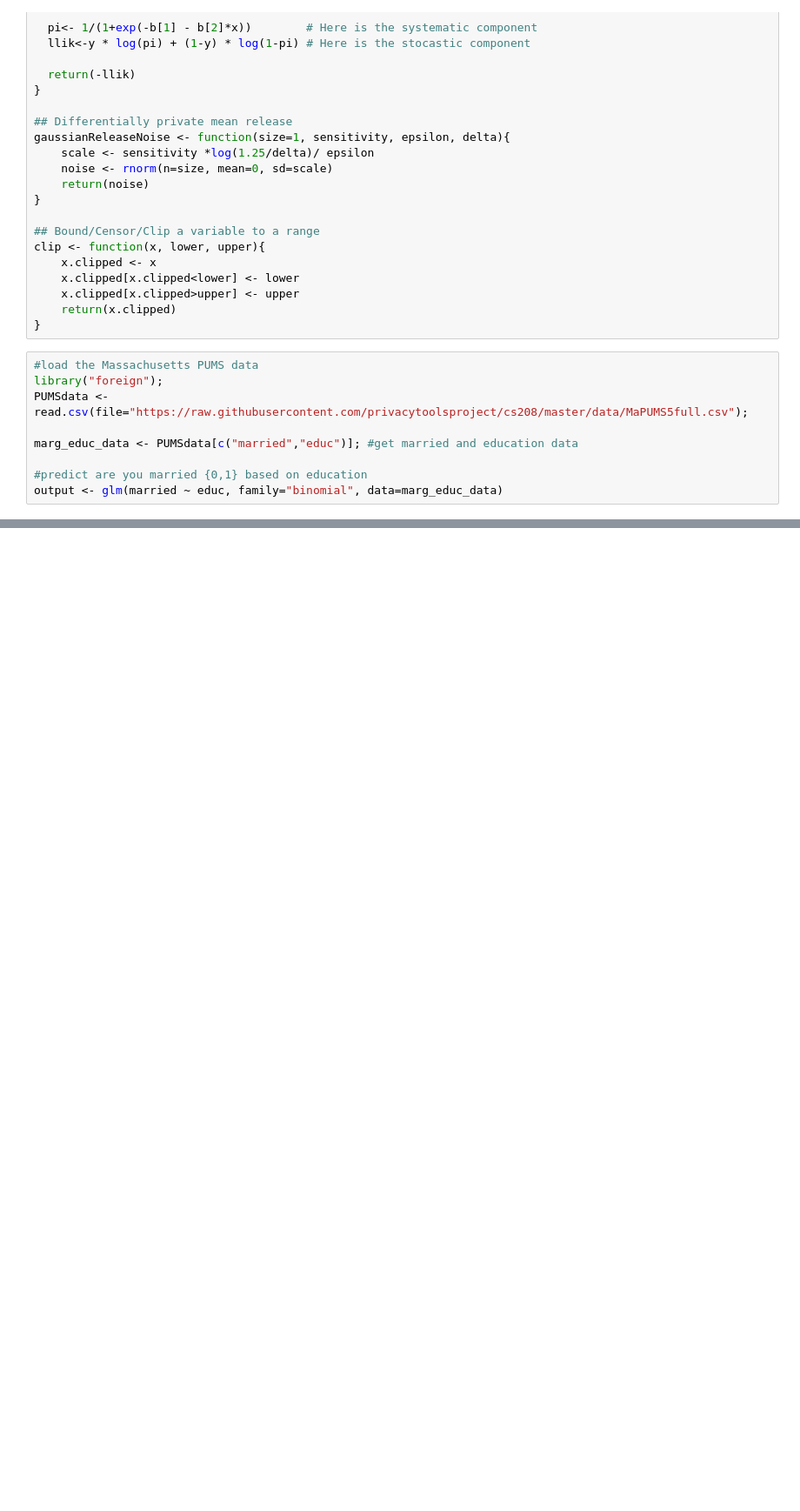
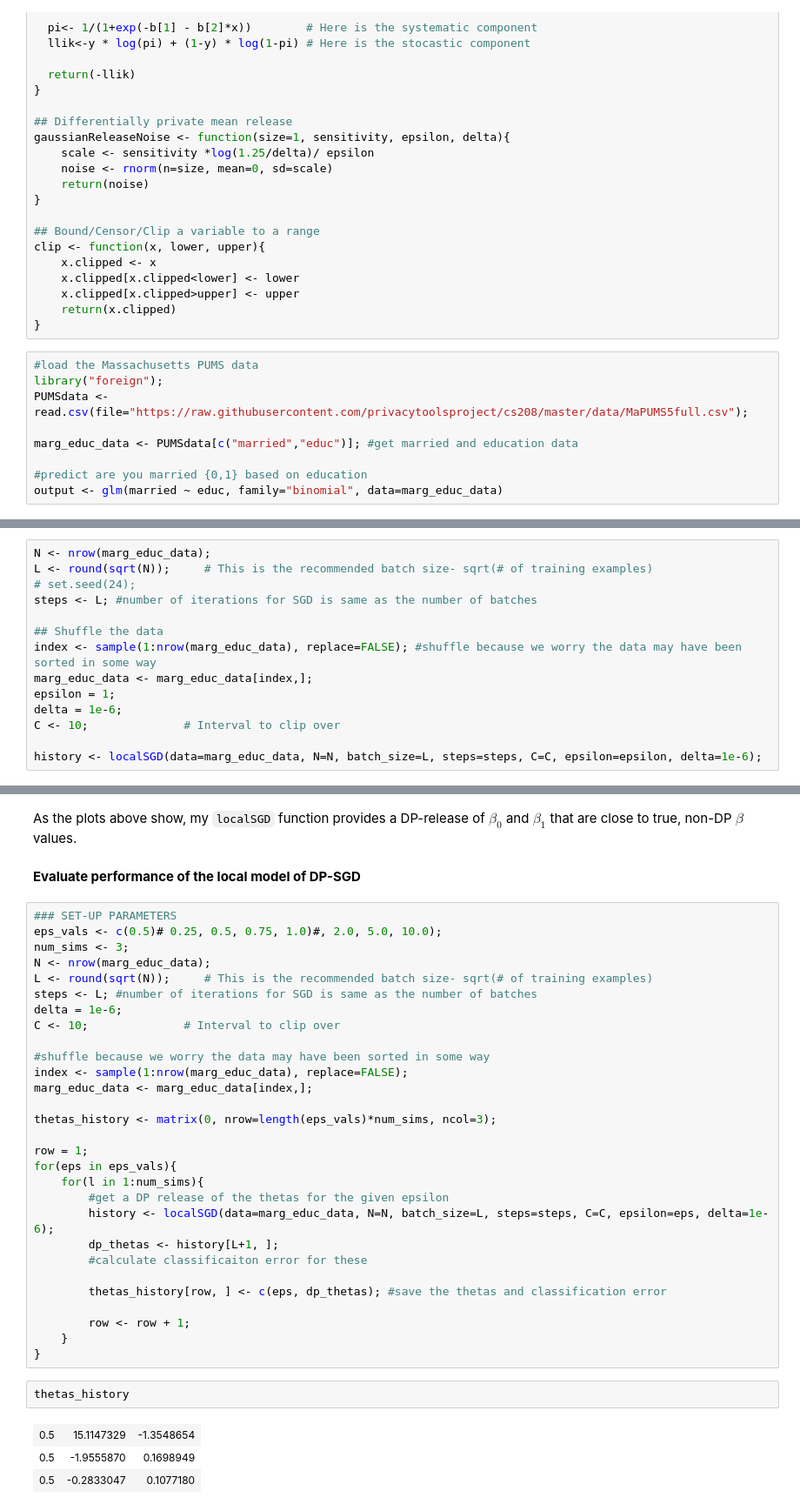
Before and after one commit to bhavenp/cs208, a Jupyter notebook: homework/HW4b/HW4b_Bhaven_Patel.ipynb, the cells around one changed output, grey strips where cells are left out. Shown at 87% size. Cells and saved outputs as stored; diff of their text form; blank space fills up the shorter version.

```diff
--- a/homework/HW4b/HW4b_Bhaven_Patel.ipynb
+++ b/homework/HW4b/HW4b_Bhaven_Patel.ipynb
@@ -231,0 +196,14 @@ abline(h=output$coef[2], lty=2, col="blue", lwd=1.5)
+# %%
+N <- nrow(marg_educ_data);
+L <- round(sqrt(N));     # This is the recommended batch size- sqrt(# of training examples)
+# set.seed(24);
+steps <- L; #number of iterations for SGD is same as the number of batches
+
+## Shuffle the data
+index <- sample(1:nrow(marg_educ_data), replace=FALSE); #shuffle because we worry the data may have been sorted in some way
+marg_educ_data <- marg_educ_data[index,];
+epsilon = 1;
+delta = 1e-6;
+C <- 10; 			  # Interval to clip over
+
+history <- localSGD(data=marg_educ_data, N=N, batch_size=L, steps=steps, C=C, epsilon=epsilon, delta=1e-6);
@@ -231,0 +225,39 @@ abline(h=output$coef[2], lty=2, col="blue", lwd=1.5)
+# %% [markdown]
+As the plots above show, my `localSGD` function provides a DP-release of $\beta_0$ and $\beta_1$ that are close to true, non-DP $\beta$ values.
+# %% [markdown]
+**Evaluate performance of the local model of DP-SGD**
+# %%
+### SET-UP PARAMETERS
+eps_vals <- c(0.5)# 0.25, 0.5, 0.75, 1.0)#, 2.0, 5.0, 10.0);
+num_sims <- 3;
+N <- nrow(marg_educ_data);
+L <- round(sqrt(N));     # This is the recommended batch size- sqrt(# of training examples)
+steps <- L; #number of iterations for SGD is same as the number of batches
+delta = 1e-6;
+C <- 10; 			  # Interval to clip over
+
+#shuffle because we worry the data may have been sorted in some way
+index <- sample(1:nrow(marg_educ_data), replace=FALSE);
+marg_educ_data <- marg_educ_data[index,];
+
+thetas_history <- matrix(0, nrow=length(eps_vals)*num_sims, ncol=3);
+
+row = 1;
+for(eps in eps_vals){
+    for(l in 1:num_sims){
+        #get a DP release of the thetas for the given epsilon
+        history <- localSGD(data=marg_educ_data, N=N, batch_size=L, steps=steps, C=C, epsilon=eps, delta=1e-6);
+        dp_thetas <- history[L+1, ];
+        #calculate classificaiton error for these
+
+        thetas_history[row, ] <- c(eps, dp_thetas); #save the thetas and classification error
+
+        row <- row + 1;
+    }
+}
+# %%
+thetas_history
+# %% [output]
+| 0.5 | 15.1147329 | -1.3548654 |
+| 0.5 | -1.9555870 | 0.1698949 |
+| 0.5 | -0.2833047 | 0.1077180 |
```
Also changed, not shown: parts of 6 cells of this notebook, 1 other file.
